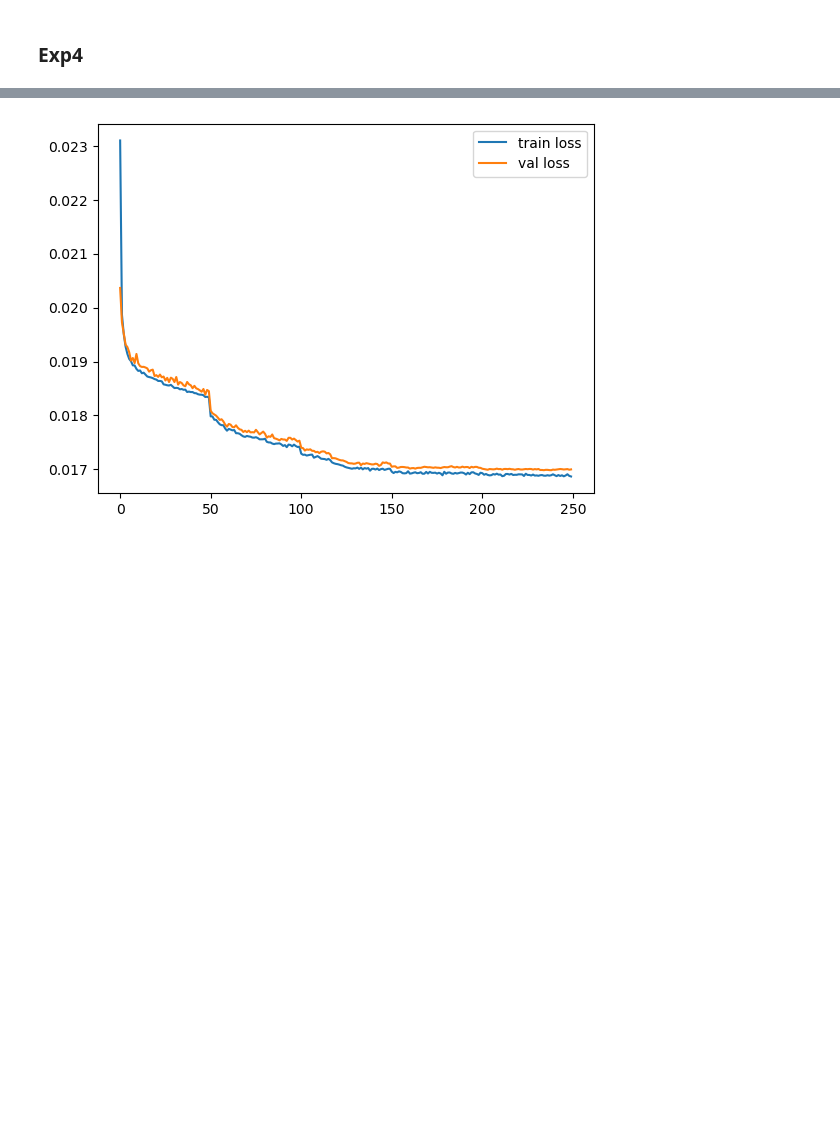
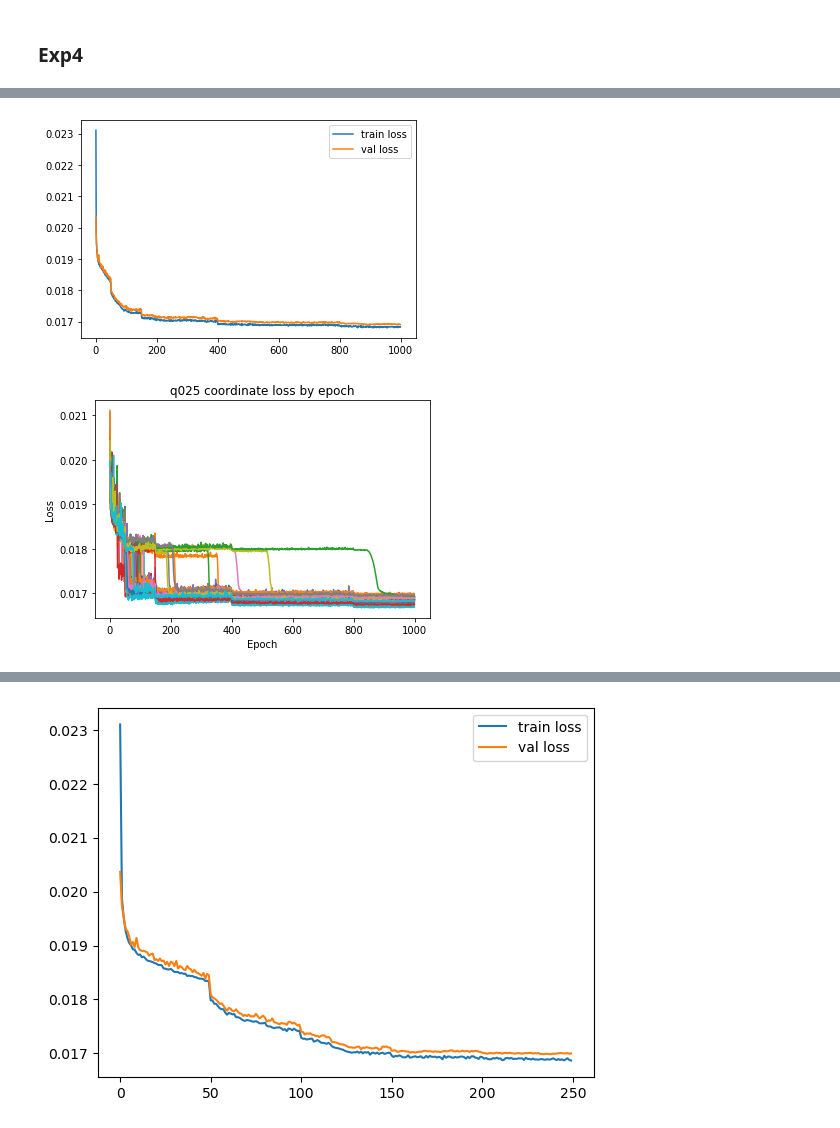
Before and after one commit to glory-99/simulation-based-inference, a Jupyter notebook: dynamic.ipynb, the cells around one changed output, grey strips where cells are left out. Drawn from its saved outputs; the diff is of its cells as text; code cells hidden in the pictures; blank space fills up the shorter version.

```diff
--- a/dynamic.ipynb
+++ b/dynamic.ipynb
@@ -784,10 +784,18 @@ np.mean(mse_q025)
 coordinate_loss_q025 = []
 md_q025 = MLP_variant(p, p, [1024, 1024], 'leakyrelu').to(device)
 optimizer = torch.optim.Adam(md_q025.parameters(), lr=0.001)
-scheduler = torch.optim.lr_scheduler.MultiStepLR(optimizer, milestones=[50, 100, 150, 200], gamma=0.4)
-train_losses, val_losses = train_model_with_generator(md_q025, generator, optimizer, epochs=250,
+scheduler = torch.optim.lr_scheduler.MultiStepLR(optimizer, milestones=[50, 150, 400, 800], gamma=0.4)
+train_losses, val_losses = train_model_with_generator(md_q025, generator, optimizer, epochs=1000,
                                       batch_size=256, iteration_per_epoch=4000, loss_type='quantile',
                                       q=0.025, val_data=valid_dataloader, scheduler=scheduler, mean=mean, std=std,
                                       coordinate_loss=coordinate_loss_q025, Y_test=Y_test_normalized, beta_test=beta_test)
+show_loss(train_losses, val_losses)
+q025_loss_list = np.array(coordinate_loss_q025)
+for i in range(50):
+    plt.plot(q025_loss_list[:,i])
+plt.xlabel('Epoch')
+plt.ylabel('Loss')
+plt.title('q025 coordinate loss by epoch')
+plt.show()
 # %% [output]
 Epoch: 1
@@ -809,0 +818,2 @@ Val loss: 0.01700
+[figure, added]
+[figure, added]
```
Also changed, not shown: parts of 10 cells of this notebook, 2 other files.
